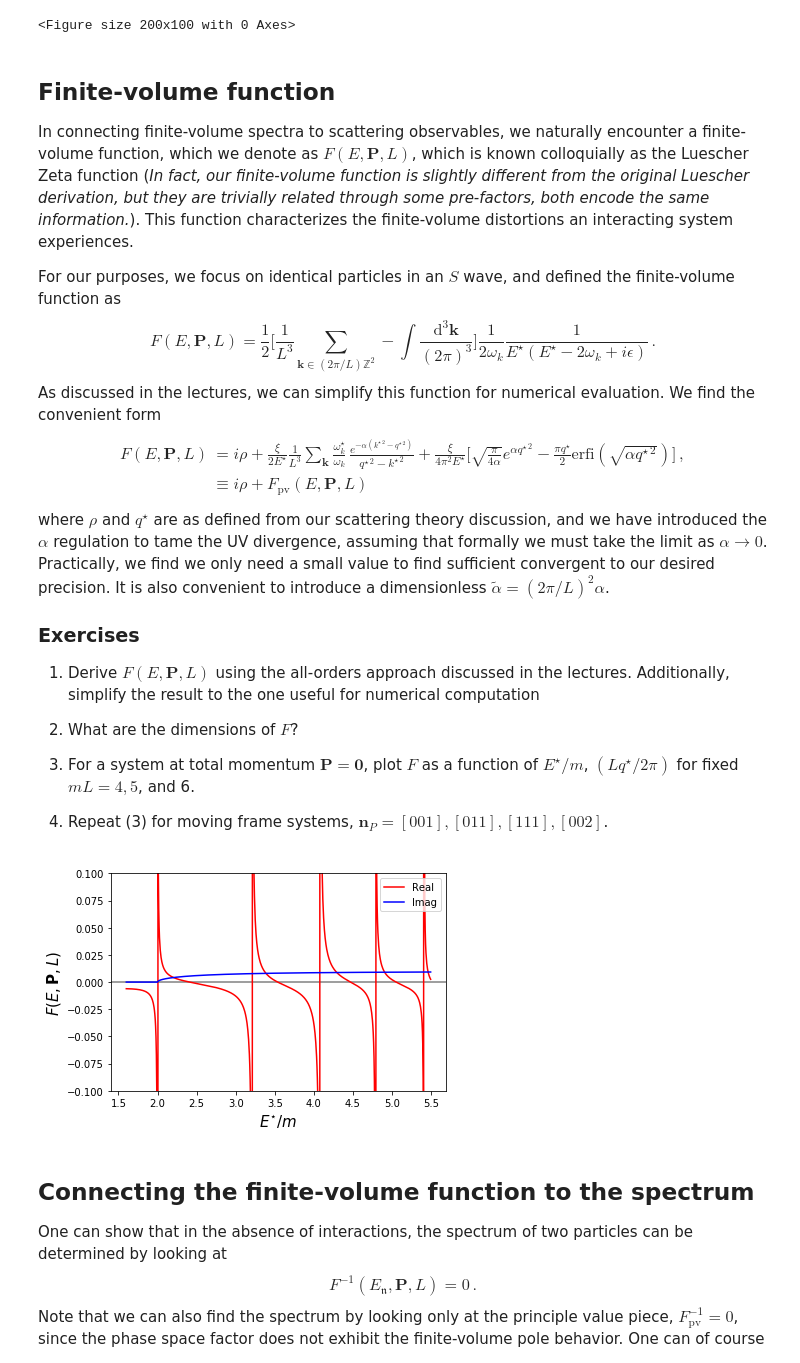
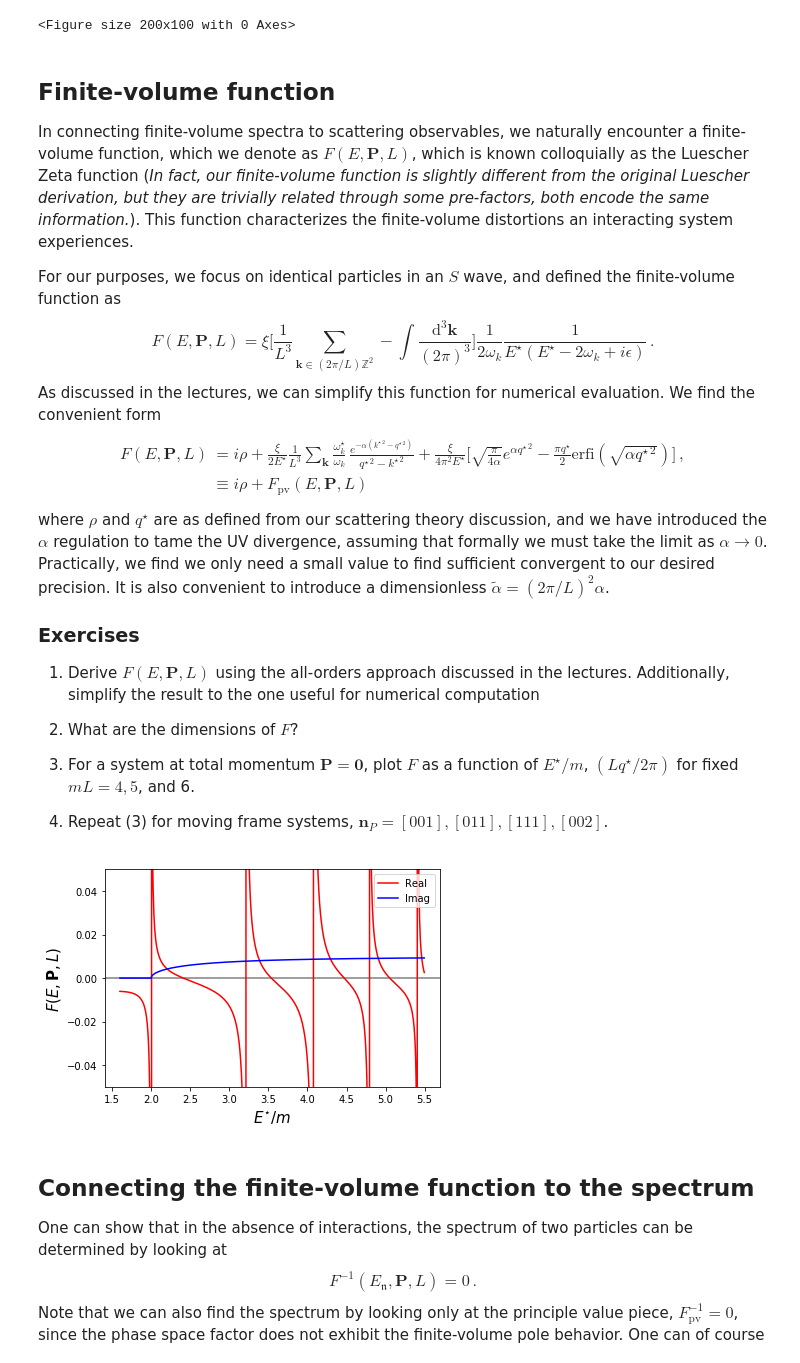
Before and after one commit to ajackura/LatticeSummerSchool2021-ScatteringExercises, a Jupyter notebook: Notebooks-final/hadspec_ex2_luescher.ipynb, the cells around one changed output. Drawn from its saved outputs; the diff is of its cells as text; code cells hidden in the pictures.

```diff
--- a/Notebooks-final/hadspec_ex2_luescher.ipynb
+++ b/Notebooks-final/hadspec_ex2_luescher.ipynb
@@ -192,7 +192,7 @@ This function characterizes the finite-volume distortions an interacting system
 
 For our purposes, we focus on identical particles in an $S$ wave, and defined the finite-volume function as
 $$
-F(E,\mathbf{P},L) = \frac{1}{2} \Bigg[\frac{1}{L^3} \sum_{\mathbf{k}\in (2\pi/L)\mathbb{Z}^2} - \int\!\frac{\mathrm{d}^3\mathbf{k}}{(2\pi)^3}\Bigg] \frac{1}{2\omega_k} \frac{1}{E^{\star}(E^{\star} - 2\omega_{k}+i\epsilon)} \, .
+F(E,\mathbf{P},L) = \xi \Bigg[\frac{1}{L^3} \sum_{\mathbf{k}\in (2\pi/L)\mathbb{Z}^2} - \int\!\frac{\mathrm{d}^3\mathbf{k}}{(2\pi)^3}\Bigg] \frac{1}{2\omega_k} \frac{1}{E^{\star}(E^{\star} - 2\omega_{k}+i\epsilon)} \, .
 $$
 As discussed in the lectures, we can simplify this function for numerical evaluation. We find the convenient form
 $$
@@ -321,35 +321,35 @@ Making some plots of F
 nShell = 20
 
 # dimensionless alpha regulator
 alpha = 0.125   # can tune this more carefully to ensure convergence is what is desired. Here, 0.125 with nShell = 20 is sufficient
 
 # generating integer tuple
 intList = generateIntList( nShell )
 
 L = 5.0 # / m
 nP = np.array([0,0,0])
 
 # plot routine for F
 # Note: because of the way I coded the F function, I need to loop through the energies and append an array instead of passing and array.
 # If you find a better alternative for this code or the code above, please let me know.
 def plot_F(L, nP):
     F_list = []
     Ecm_o_m_start, Ecm_o_m_stop, Ecm_o_m_step = 1.6, 5.5, 0.005
     Ecm_o_m_range = np.arange(Ecm_o_m_start, Ecm_o_m_stop, Ecm_o_m_step)
     for Ecm_o_m in Ecm_o_m_range:
         F_list.append(F_function( Ecm_o_m, nP, alpha, L ))
     F = np.asarray(F_list)
     plt.axhline(y=0, color='gray', linestyle='-')
     plt.plot(Ecm_o_m_range, F.real, color='red',label="Real")
     plt.plot(Ecm_o_m_range, F.imag, color='blue',label="Imag")
     plt.xlabel(r'$E^{\star}/m$',fontsize=15)
     plt.ylabel(r'$F(E,\mathbf{P},L)$',fontsize=15)
     plt.legend(loc="upper right")
-    plt.ylim(-0.1,0.1)
+    plt.ylim(-0.05,0.05)
 
 plot_F(L,nP)
 # %% [output]
-[figure, old version]
+[figure, new version]
 # %% [markdown]
 ## Connecting the finite-volume function to the spectrum
 
```
Also changed, not shown: parts of 2 cells of this notebook.
